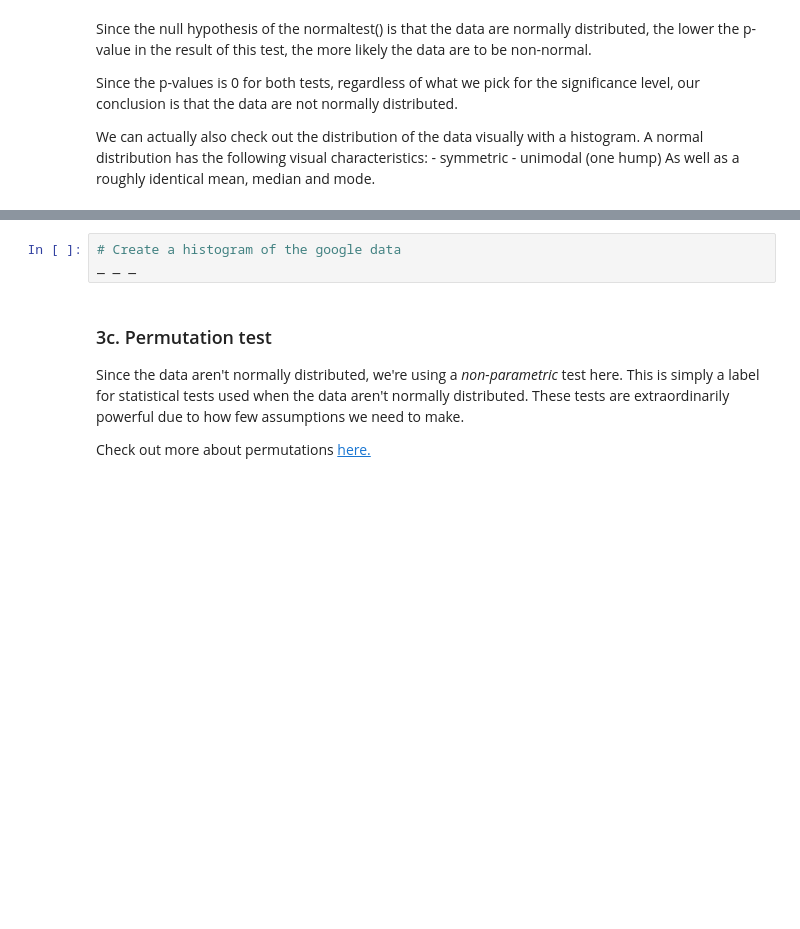
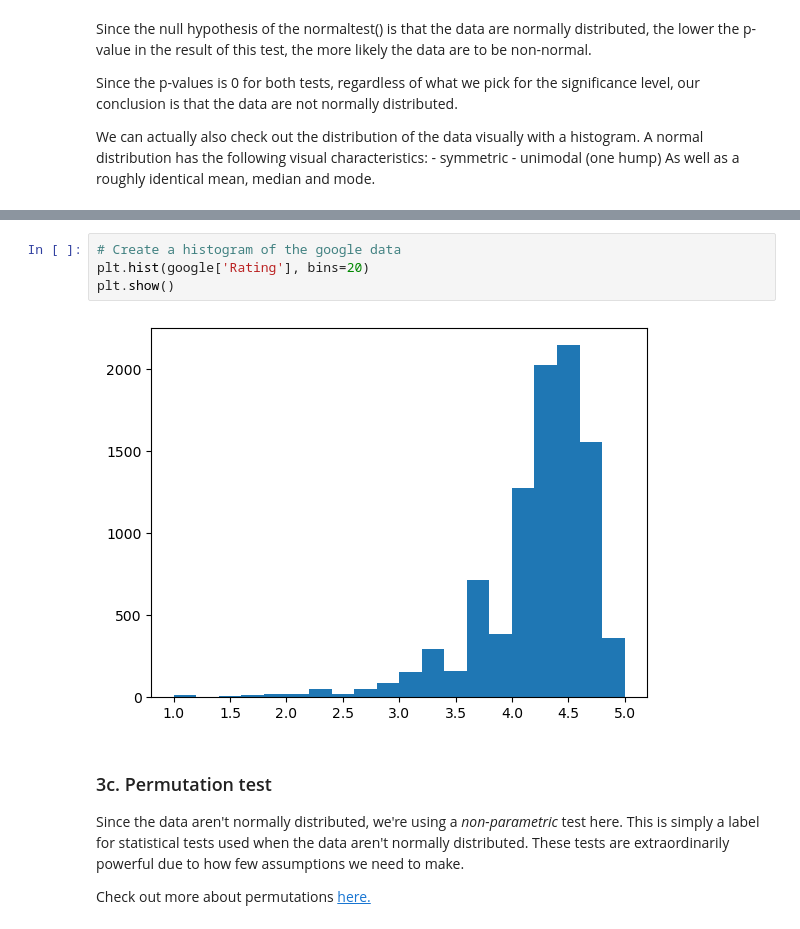
Before and after one commit to mdgarber/IntegratingApps, a Jupyter notebook: Project files/Springboard Apps project - Tier 3 - Complete.ipynb, the cells around one changed output, grey strips where cells are left out. Drawn from its saved outputs; the diff is of its cells as text; blank space fills up the shorter version.

```diff
--- a/Project files/Springboard Apps project - Tier 3 - Complete.ipynb
+++ b/Project files/Springboard Apps project - Tier 3 - Complete.ipynb
@@ -501,6 +534,9 @@ _ _ _
 # %%
 # Create a histogram of the google data
-_ _ _
+plt.hist(google['Rating'], bins=20)
+plt.show()
+# %% [output]
+[figure, added]
 # %% [markdown]
 ### 3c. Permutation test
 Since the data aren't normally distributed, we're using a *non-parametric* test here. This is simply a label for statistical tests used when the data aren't normally distributed. These tests are extraordinarily powerful due to how few assumptions we need to make.
```
Also changed, not shown: parts of 7 cells of this notebook.
